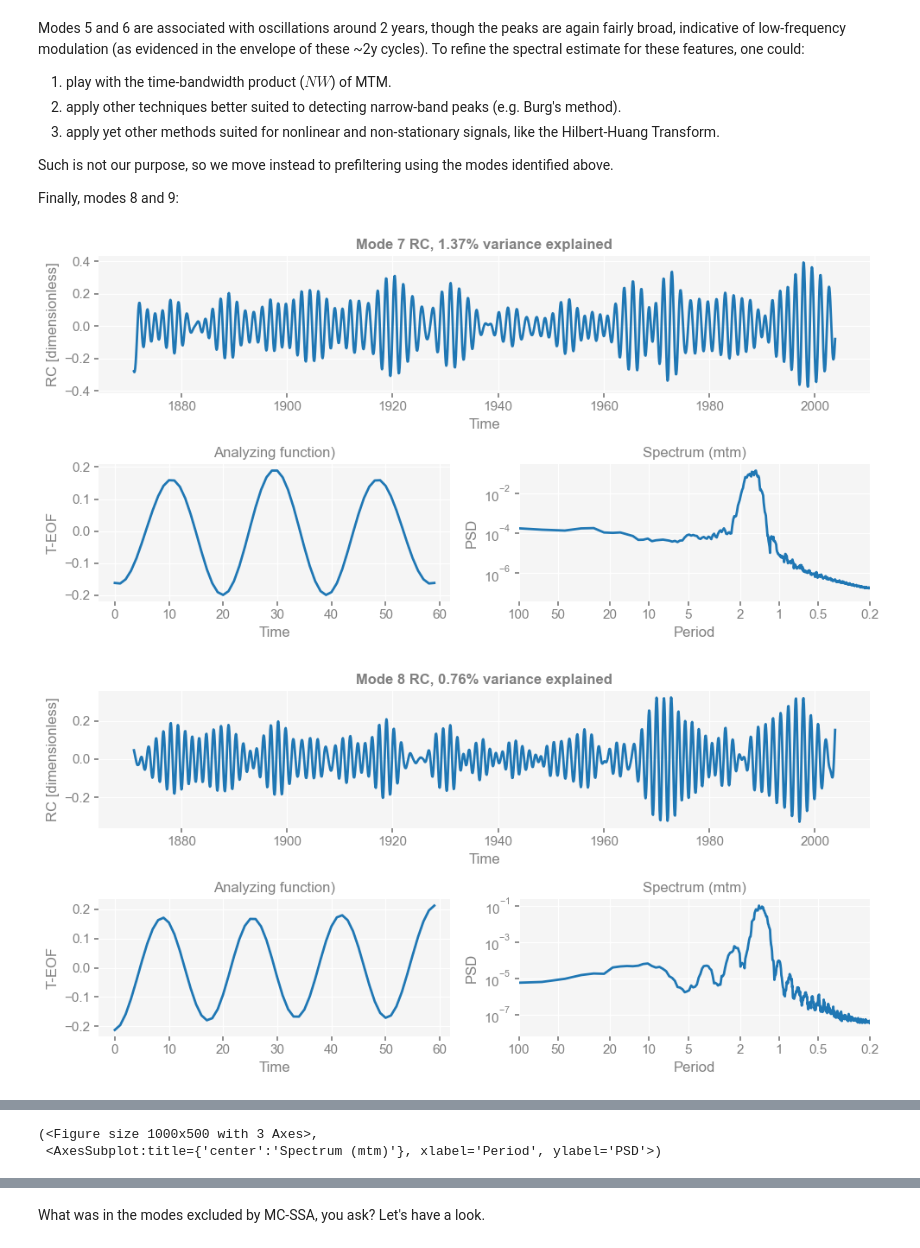
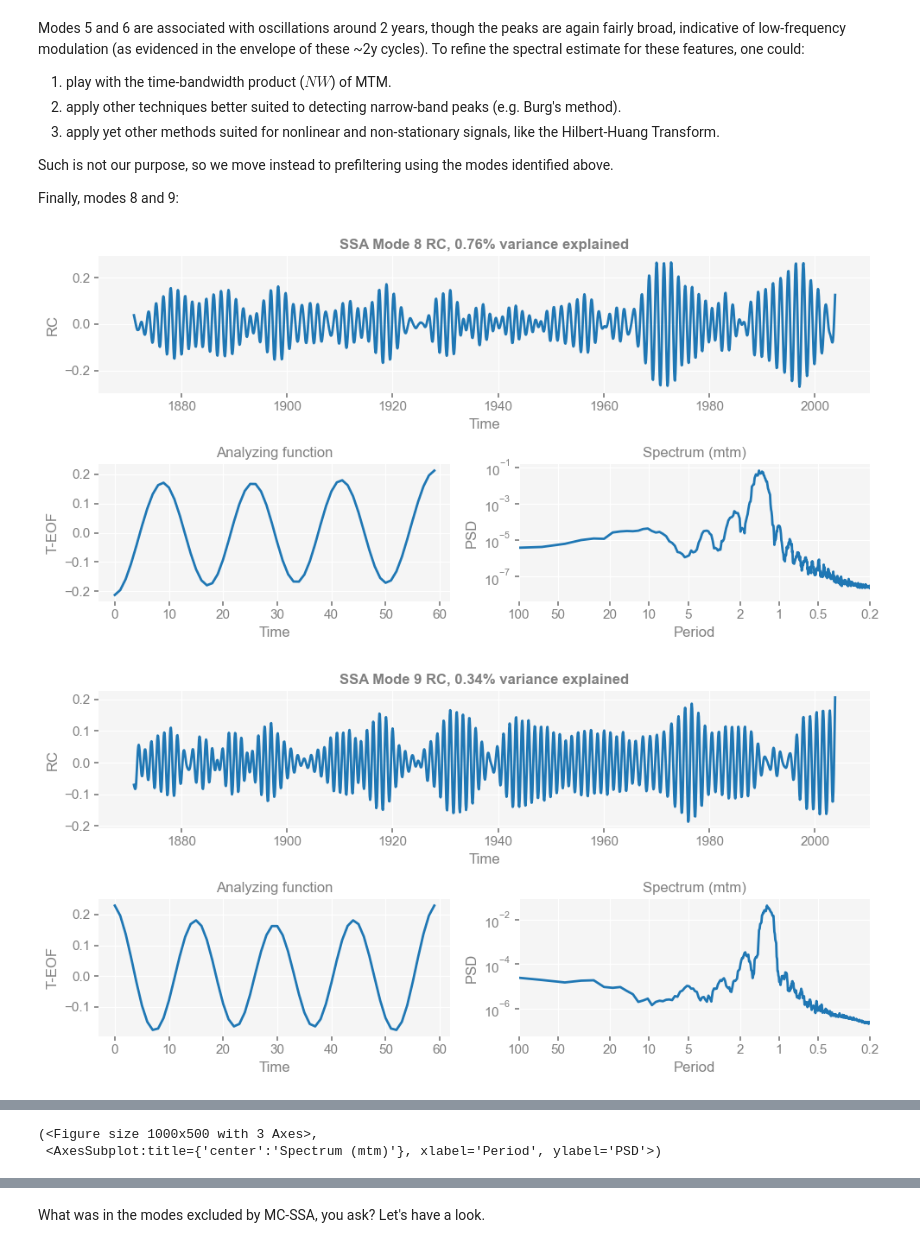
Before and after one commit to LinkedEarth/Pyleoclim_util, a Jupyter notebook: example_notebooks/singular_spectrum_analysis.ipynb, the cells around one changed output, grey strips where cells are left out. Cells and saved outputs as stored; diff of their text form; code cells hidden in the pictures.

```diff
--- a/example_notebooks/singular_spectrum_analysis.ipynb
+++ b/example_notebooks/singular_spectrum_analysis.ipynb
@@ -26,7 +26,8 @@ data = sio.loadmat('../example_data/wtc_test_data_nino.mat')
 nino = data['nino'][:, 0]
 t    = data['datayear'][:,0]
 ts_nino = pyleo.Series(time=t, value=nino,value_name='NINO3')
-ts_n    = ts_nino.interp().center()
+ts_n, mu = ts_nino.interp().center()
+tn    = ts_n.time
 fig, ax = ts_n.plot(title='NINO3 region SST Anomalies',mute=True)
 pyleo.showfig(fig)
 # %% [output]
@@ -179,8 +183,9 @@ Such is not our purpose, so we move instead to prefiltering using the modes iden
 
 Finally, modes 8 and 9:
 # %%
-nino_mcssa.modeplot(mode=7)
-nino_mcssa.modeplot(mode=8)
+nino_mcssa.modeplot(index=7)
+nino_mcssa.modeplot(index=8)
+nino_mcssa.modeplot(index=9)
 # %% [output]
-[figure, old version]
+[figure, new version]
-[figure, old version]
+[figure, new version]
```
Also changed, not shown: parts of 34 cells of this notebook, 2 other files.
